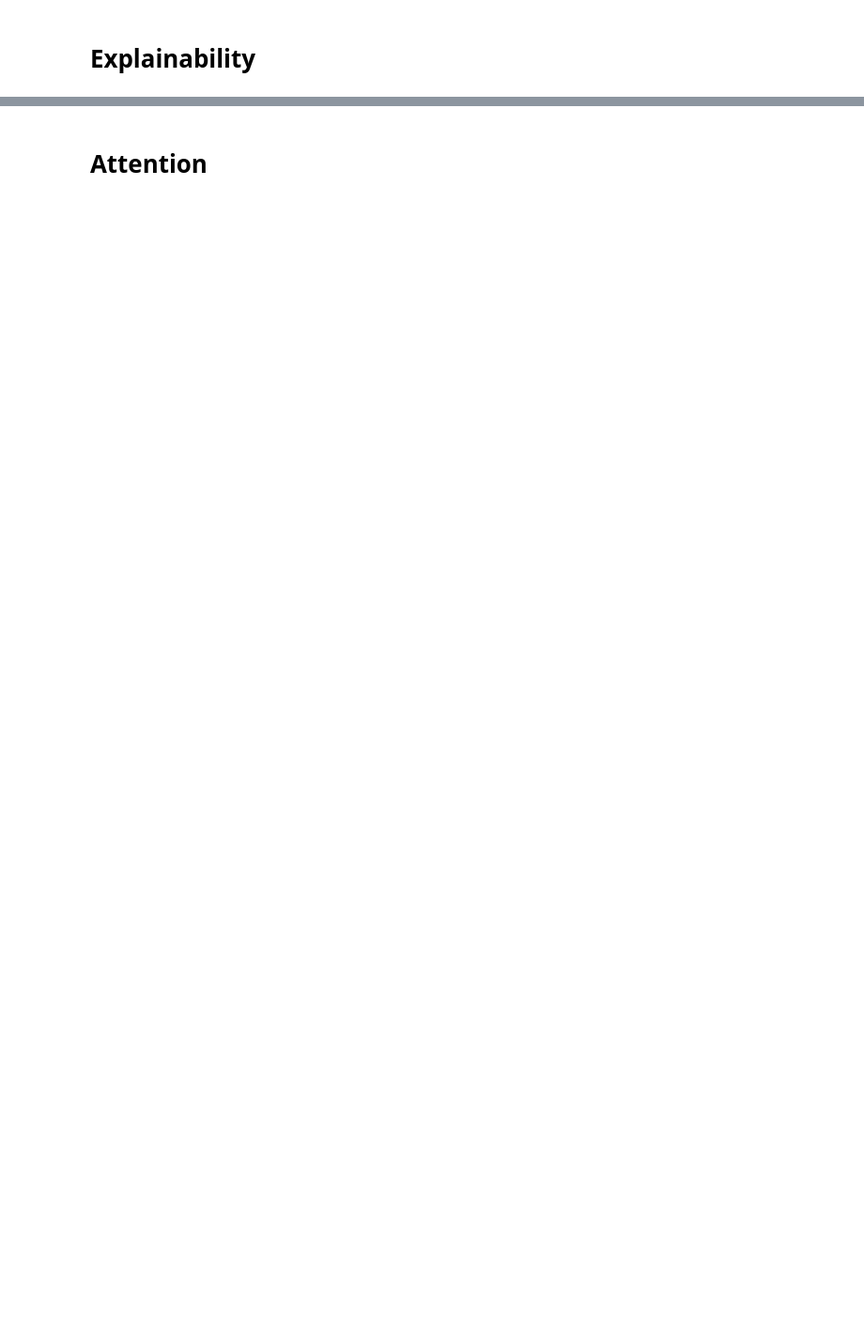
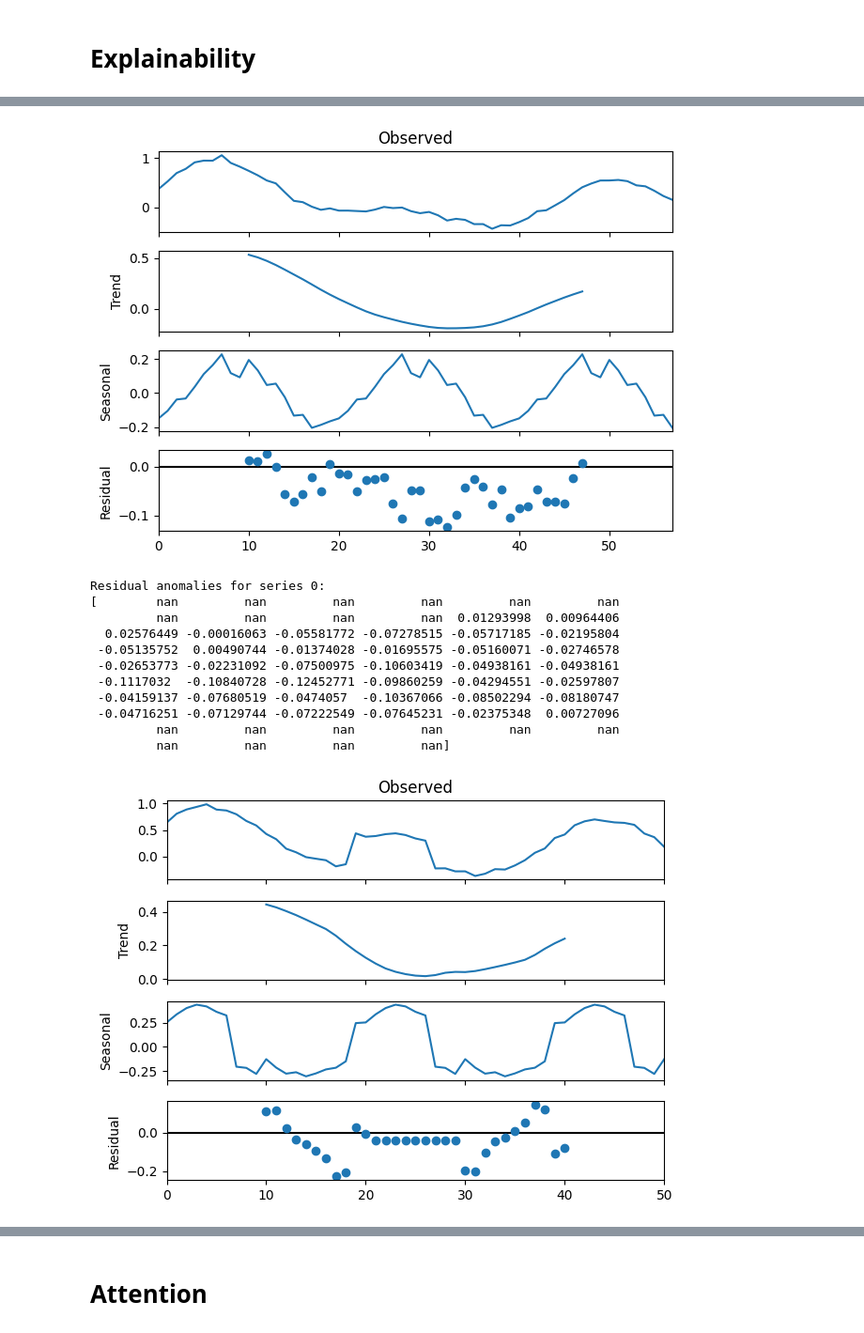
Before and after one commit to Bialkasss/DeepLearning, a Jupyter notebook: RNN/Candies/ProjectData.ipynb, the cells around one changed output, grey strips where cells are left out. Shown at 94% size. Saved outputs shown, nothing was run; the diff lists cells and outputs as text; code cells hidden in the pictures; blank space fills up the shorter version.

```diff
--- a/RNN/Candies/ProjectData.ipynb
+++ b/RNN/Candies/ProjectData.ipynb
@@ -219,3 +204,7 @@ Epoch 120/120
+# %%
+model = load_model("model_candy_weights.keras")
+with open('history.pkl', 'rb') as f:
+    loaded_history = pickle.load(f)
 # %%
 #plotting training, validation loss from history
 
@@ -391,0 +386,31 @@ KeyboardInterrupt:
+# %%
+from statsmodels.tsa.seasonal import seasonal_decompose
+
+for i, (x,y) in enumerate(zip(xl[:2], yl[:2])):
+    if any(str(val).lower() == "true" for val in y):
+        row_flat = x.mean(axis=1)
+        # Flatten row into a 1D array for decomposition
+        result = seasonal_decompose(row_flat, model='additive', period=20)  # Adjust period as needed
+
+        # Plot decomposition
+        result.plot()
+        plt.show()
+
+        # Analyze residuals
+        residuals = result.resid
+        print(f"Residual anomalies for series {i}:")
+        print(residuals)
+# %% [output]
+[figure, added]
+Residual anomalies for series 0:
+[        nan         nan         nan         nan         nan         nan
+         nan         nan         nan         nan  0.01293998  0.00964406
+  0.02576449 -0.00016063 -0.05581772 -0.07278515 -0.05717185 -0.02195804
+ -0.05135752  0.00490744 -0.01374028 -0.01695575 -0.05160071 -0.02746578
+ -0.02653773 -0.02231092 -0.07500975 -0.10603419 -0.04938161 -0.04938161
+ -0.1117032  -0.10840728 -0.12452771 -0.09860259 -0.04294551 -0.02597807
+ -0.04159137 -0.07680519 -0.0474057  -0.10367066 -0.08502294 -0.08180747
+ -0.04716251 -0.07129744 -0.07222549 -0.07645231 -0.02375348  0.00727096
+         nan         nan         nan         nan         nan         nan
+         nan         nan         nan         nan]
+[figure, added]
```
Also changed, not shown: parts of 15 cells of this notebook.
